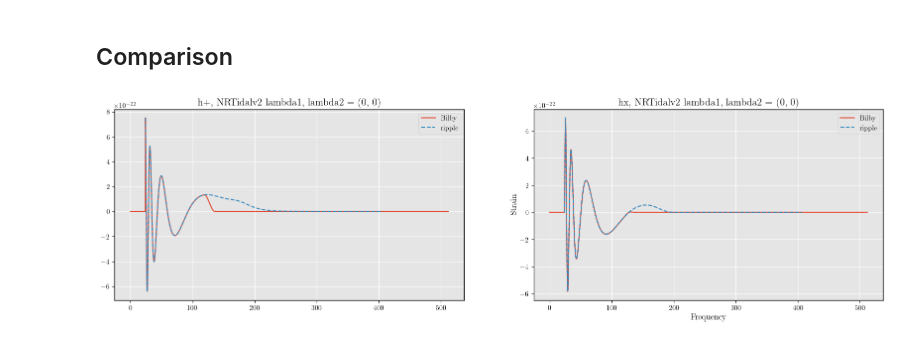
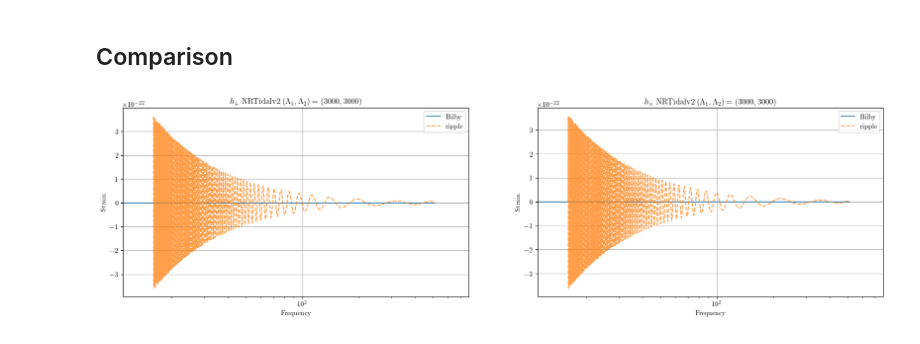
Before and after one commit to ThibeauWouters/PhD, a Jupyter notebook: ripple/check_NRTidal.ipynb, the cells around one changed output. Saved outputs shown, nothing was run; the diff lists cells and outputs as text; code cells hidden in the pictures.

```diff
--- a/ripple/check_NRTidal.ipynb
+++ b/ripple/check_NRTidal.ipynb
@@ -28,14 +31,14 @@ exec(requests.get(script_url).text)
 # %% [markdown]
 We will compare waveforms with the following intrinsic parameters:
 # %%
-m1 = 50.0 # masses
-m2 = 40.0
+m1 = 10 # masses
+m2 = 10
 
-chi1 = 0.5 # spins
-chi2 = -0.5
+chi1 = 0.05 # spins
+chi2 = 0.04
 
-lambda1 = 0 # tidal deformabilities
-lambda2 = 0
+lambda1 = 3000 # tidal deformabilities
+lambda2 = 3000
 
 distance = 50.
 # %% [markdown]
@@ -60,14 +63,16 @@ Mc, eta = ms_to_Mc_eta(jnp.array([m1_msun, m2_msun]))
 
 theta_ripple = jnp.array([Mc, eta, chi1, chi2, lambda1, lambda2, dist_mpc, tc, phic, inclination, polarization_angle])
 
-f_l = 24.
+f_l = 16
 f_u = 512
 del_f = 0.01
-fs = jnp.arange(f_l, f_u, del_f)
+T = 16
+f_sampling = 4096
+fs_ripple = jnp.arange(f_l, f_u, del_f)
 
 # We also need to give a reference frequency - here, this will be the lower frequency
 f_ref = f_l
 
 # And finally lets generate the waveform!
-hp_ripple, hc_ripple = X_NRTidalv2.gen_NRTidalv2_hphc(fs, theta_ripple, f_ref, "IMRPhenomD")
+hp_ripple, hc_ripple = X_NRTidalv2.gen_NRTidalv2_hphc(fs_ripple, theta_ripple, f_ref)
 # %% [output]
@@ -125,24 +528,30 @@ hp_bilby, hc_bilby = polas_bilby['plus'], polas_bilby['cross']
 # %% [markdown]
 ## Comparison
 # %%
-a = 1
+a = 0.75
 plt.subplots(1, 2, figsize=(20, 5))
 plt.subplot(1, 2, 1)
 
 plt.plot(waveform_generator.frequency_array, hp_bilby.real, "-", label = "Bilby", alpha = a)
-plt.plot(fs, hp_ripple.real, "--", label = "ripple", alpha = a)
+plt.plot(fs_ripple, hp_ripple.real, "--", label = "ripple", alpha = a)
 plt.title(f"h+, NRTidalv2 lambda1, lambda2 = {lambda1, lambda2}")
+plt.title(r"$h_+$ NRTidalv2 ($\Lambda_1, \Lambda_2) = ({}, {}$)".format(lambda1, lambda2))
+plt.xlabel("Frequency")
+plt.ylabel("Strain")
+plt.xscale('log')
+plt.xlim(f_l - 5)
 plt.legend()
 
 
 plt.subplot(1, 2, 2)
 plt.plot(waveform_generator.frequency_array, hc_bilby.real, "-", label = "Bilby", alpha = a)
-plt.plot(fs, hc_ripple.real, "--", label = "ripple", alpha = a)
-
+plt.plot(fs_ripple, hc_ripple.real, "--", label = "ripple", alpha = a)
 plt.legend()
-plt.title(f"hx, NRTidalv2 lambda1, lambda2 = {lambda1, lambda2}")
+plt.title(r"$h_\times$ NRTidalv2 ($\Lambda_1, \Lambda_2) = ({}, {}$)".format(lambda1, lambda2))
 plt.xlabel("Frequency")
 plt.ylabel("Strain")
+plt.xscale('log')
+plt.xlim(f_l - 5)
 plt.show()
 # %% [output]
-[figure, old version]
+[figure, new version]
```
Also changed, not shown: parts of 27 cells of this notebook, 6 other files.
